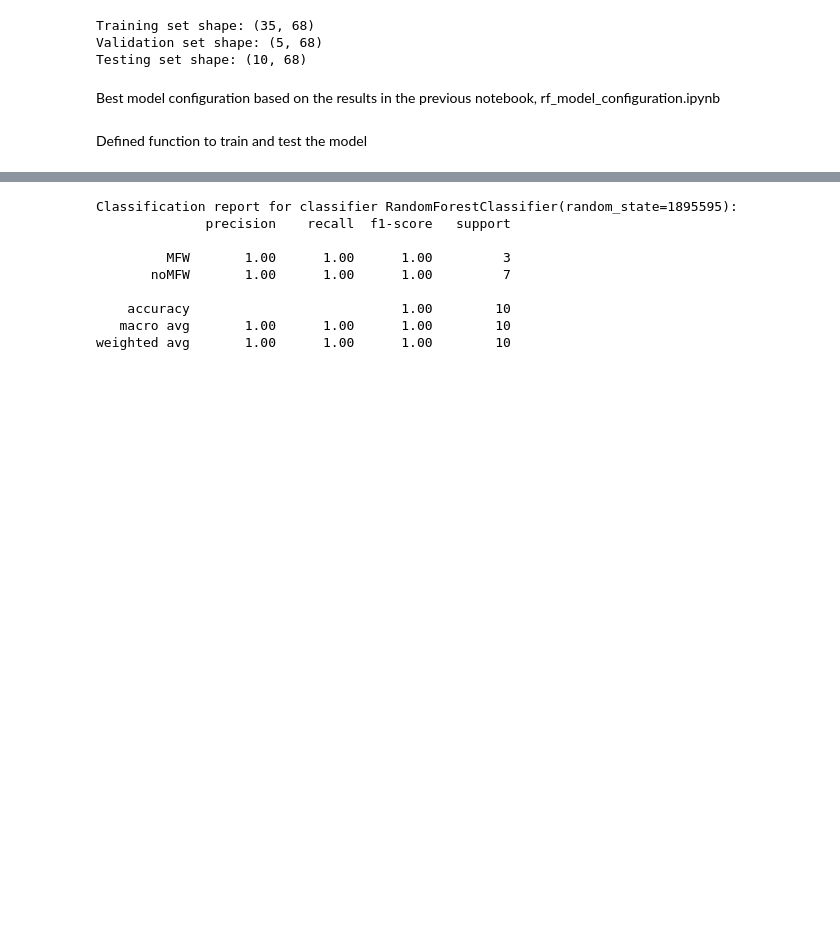
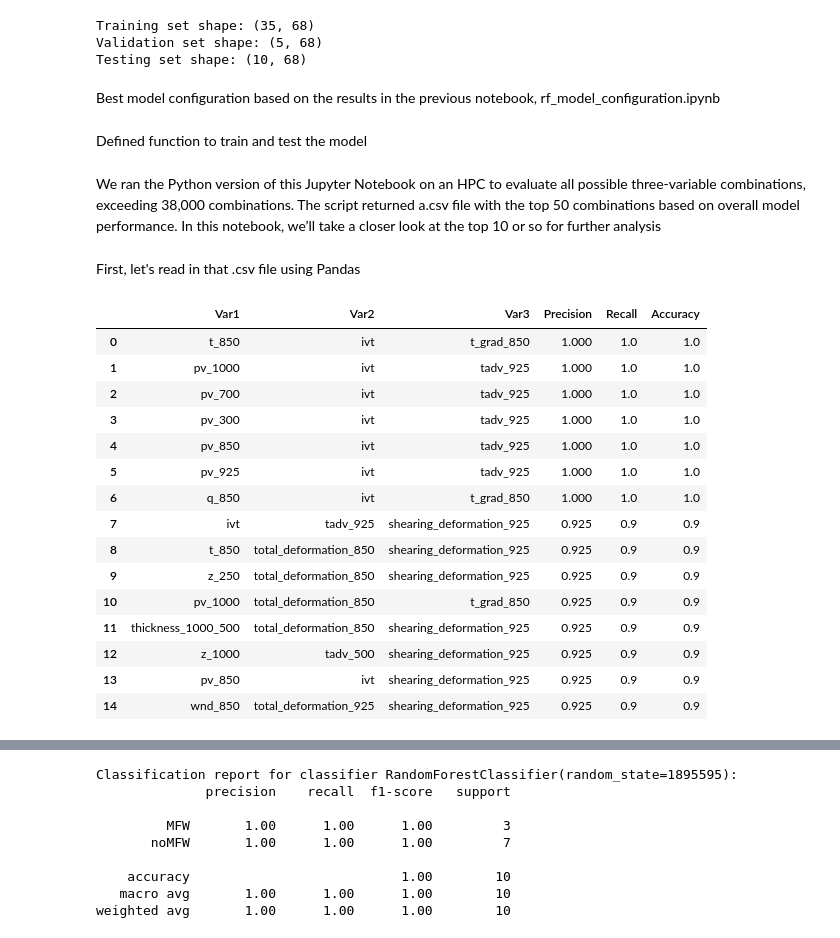
Before and after one commit to anthony-illenden/EAE-598-Project, a Jupyter notebook: machine_learning/Jupyter_Notebooks/rf_model_testing.ipynb, the cells around one changed output, grey strips where cells are left out. Drawn from its saved outputs; the diff is of its cells as text; code cells hidden in the pictures; blank space fills up the shorter version.

```diff
--- a/machine_learning/Jupyter_Notebooks/rf_model_testing.ipynb
+++ b/machine_learning/Jupyter_Notebooks/rf_model_testing.ipynb
@@ -93,3 +94,27 @@ def train_and_evaluate_rf(train_df, test_df, var1, var2, var3, label_col, random
     classification_report = metrics.classification_report(expected, predicted)
 
     print(f"Classification report for classifier {rf_clf}:\n{classification_report}\n")
+# %% [markdown]
+We ran the Python version of this Jupyter Notebook on an HPC to evaluate all possible three-variable combinations, exceeding 38,000 combinations. The script returned a.csv file with the top 50 combinations based on overall model performance. In this notebook, we’ll take a closer look at the top 10 or so for further analysis
+# %% [markdown]
+First, let's read in that .csv file using Pandas
+# %%
+best_vars_df = pd.read_csv("C:\\Users\\Tony\\Desktop\\top_50_variable_triplets.csv")
+best_vars_df[0:15] # print the first 15 rows
+# %% [output]
+|  | Var1 | Var2 | Var3 | Precision | Recall | Accuracy |
+| 0 | t_850 | ivt | t_grad_850 | 1.000 | 1.0 | 1.0 |
+| 1 | pv_1000 | ivt | tadv_925 | 1.000 | 1.0 | 1.0 |
+| 2 | pv_700 | ivt | tadv_925 | 1.000 | 1.0 | 1.0 |
+| 3 | pv_300 | ivt | tadv_925 | 1.000 | 1.0 | 1.0 |
+| 4 | pv_850 | ivt | tadv_925 | 1.000 | 1.0 | 1.0 |
+| 5 | pv_925 | ivt | tadv_925 | 1.000 | 1.0 | 1.0 |
+| 6 | q_850 | ivt | t_grad_850 | 1.000 | 1.0 | 1.0 |
+| 7 | ivt | tadv_925 | shearing_deformation_925 | 0.925 | 0.9 | 0.9 |
+| 8 | t_850 | total_deformation_850 | shearing_deformation_925 | 0.925 | 0.9 | 0.9 |
+| 9 | z_250 | total_deformation_850 | shearing_deformation_925 | 0.925 | 0.9 | 0.9 |
+| 10 | pv_1000 | total_deformation_850 | t_grad_850 | 0.925 | 0.9 | 0.9 |
+| 11 | thickness_1000_500 | total_deformation_850 | shearing_deformation_925 | 0.925 | 0.9 | 0.9 |
+| 12 | z_1000 | tadv_500 | shearing_deformation_925 | 0.925 | 0.9 | 0.9 |
+| 13 | pv_850 | ivt | shearing_deformation_925 | 0.925 | 0.9 | 0.9 |
+| 14 | wnd_850 | total_deformation_925 | shearing_deformation_925 | 0.925 | 0.9 | 0.9 |
```
Also changed, not shown: parts of 31 cells of this notebook.
